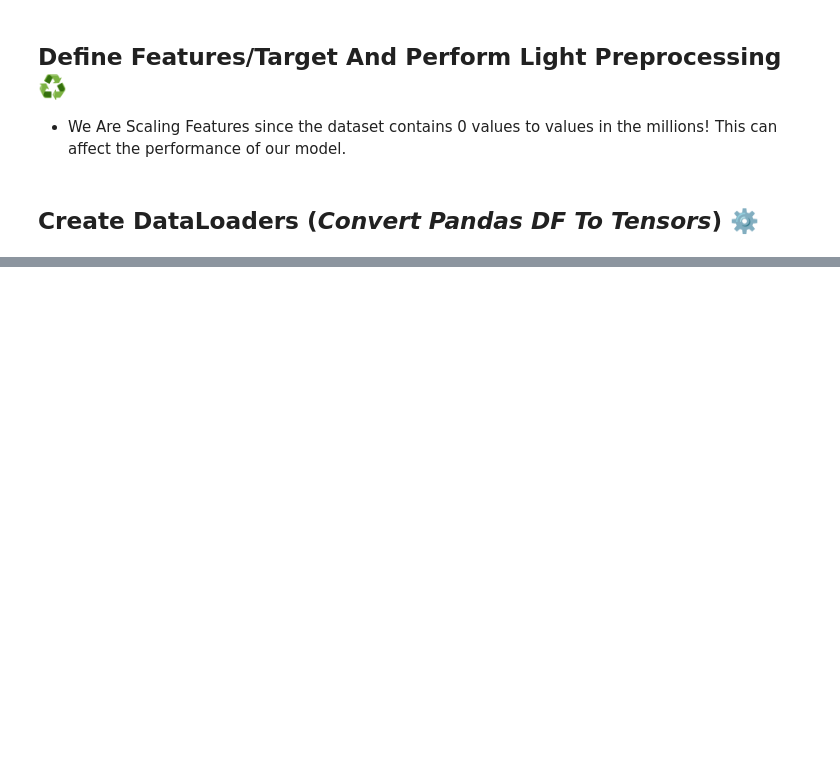
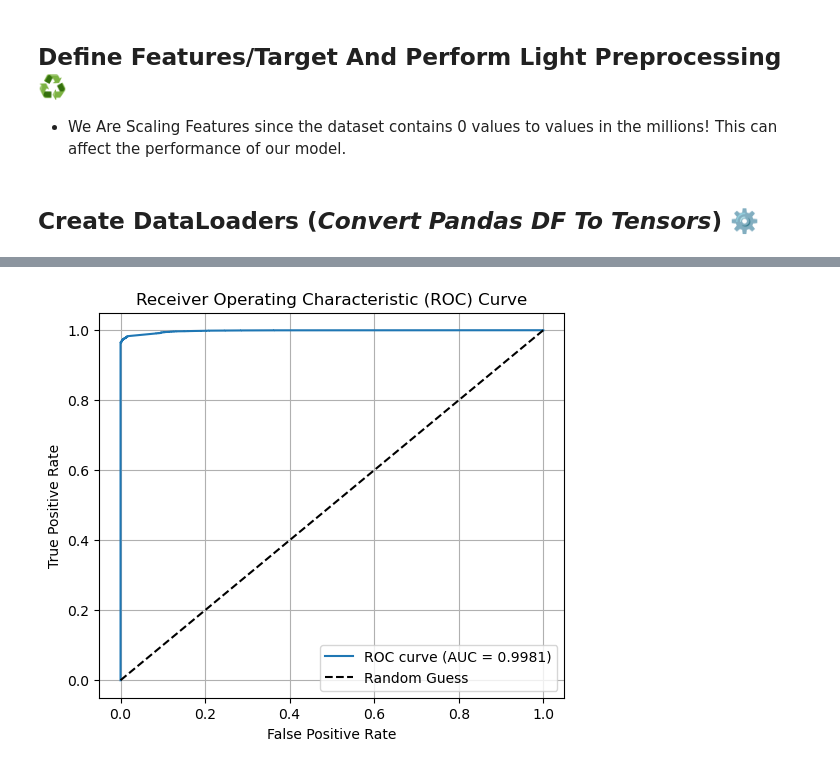
Before and after one commit to Noah-Gallego/CS3500-Final, a Jupyter notebook: Notebooks/Model.ipynb, the cells around one changed output, grey strips where cells are left out. Saved outputs shown, nothing was run; the diff lists cells and outputs as text; code cells hidden in the pictures; blank space fills up the shorter version.

```diff
--- a/Notebooks/Model.ipynb
+++ b/Notebooks/Model.ipynb
@@ -263,0 +183,30 @@ Name: proportion, dtype: float64
+# %%
+from sklearn.metrics import roc_curve, auc
+import matplotlib.pyplot as plt
+
+# Collect probabilities and true labels
+all_probs = []
+all_labels = []
+
+model.eval()
+with torch.no_grad():
+    for X_batch, y_batch in test_loader:
+        outputs = torch.sigmoid(model(X_batch))  # probabilities
+        all_probs.extend(outputs.squeeze(1).numpy())
+        all_labels.extend(y_batch.numpy())
+
+
+fpr, tpr, thresholds = roc_curve(all_labels, all_probs)
+roc_auc = auc(fpr, tpr)
+
+plt.figure(figsize=(6, 5))
+plt.plot(fpr, tpr, label=f'ROC curve (AUC = {roc_auc:.4f})')
+plt.plot([0, 1], [0, 1], 'k--', label="Random Guess")
+plt.xlabel('False Positive Rate')
+plt.ylabel('True Positive Rate')
+plt.title('Receiver Operating Characteristic (ROC) Curve')
+plt.legend(loc='lower right')
+plt.grid(True)
+plt.show()
+# %% [output]
+[figure, added]
```
Also changed, not shown: parts of 16 cells of this notebook.
